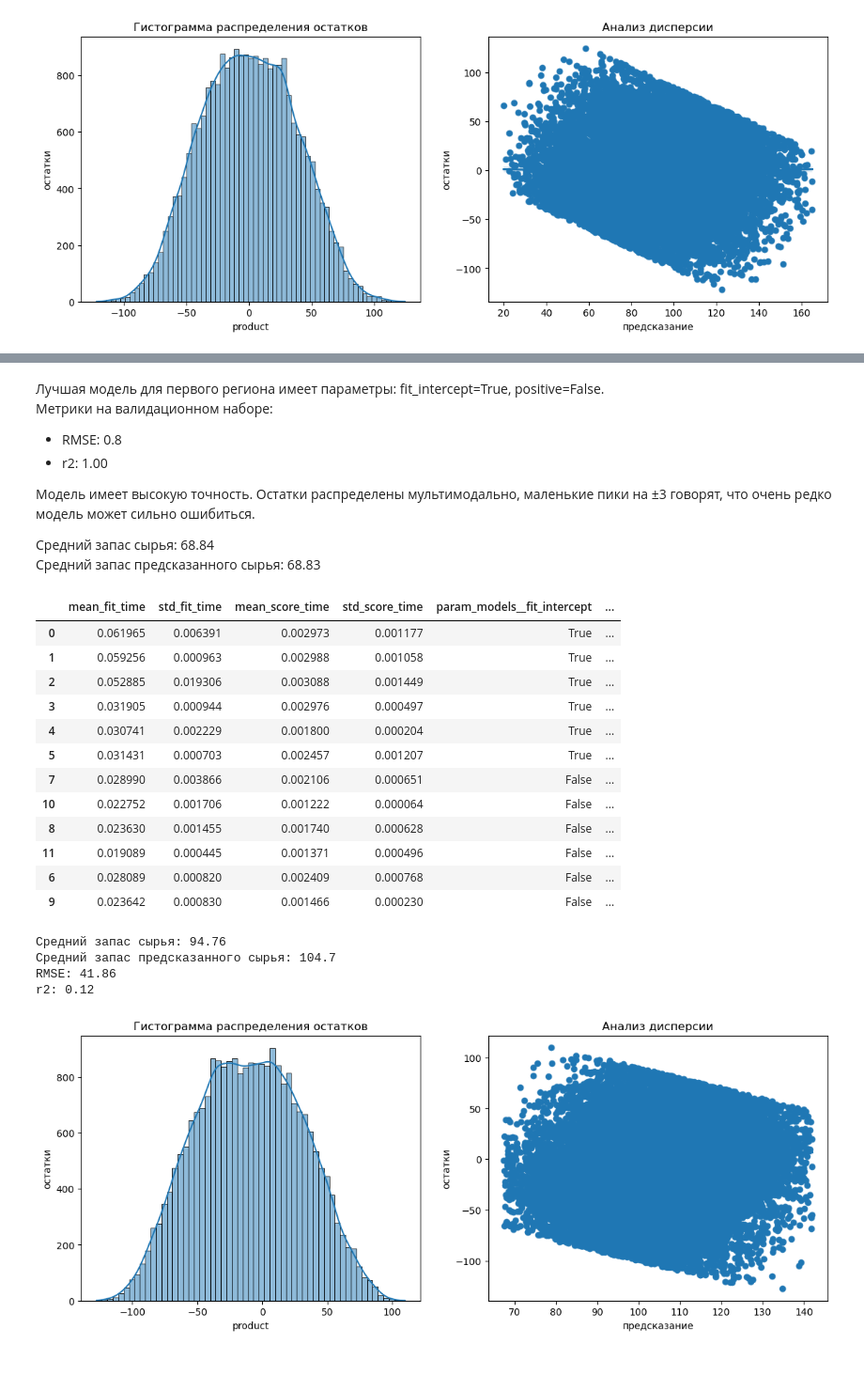
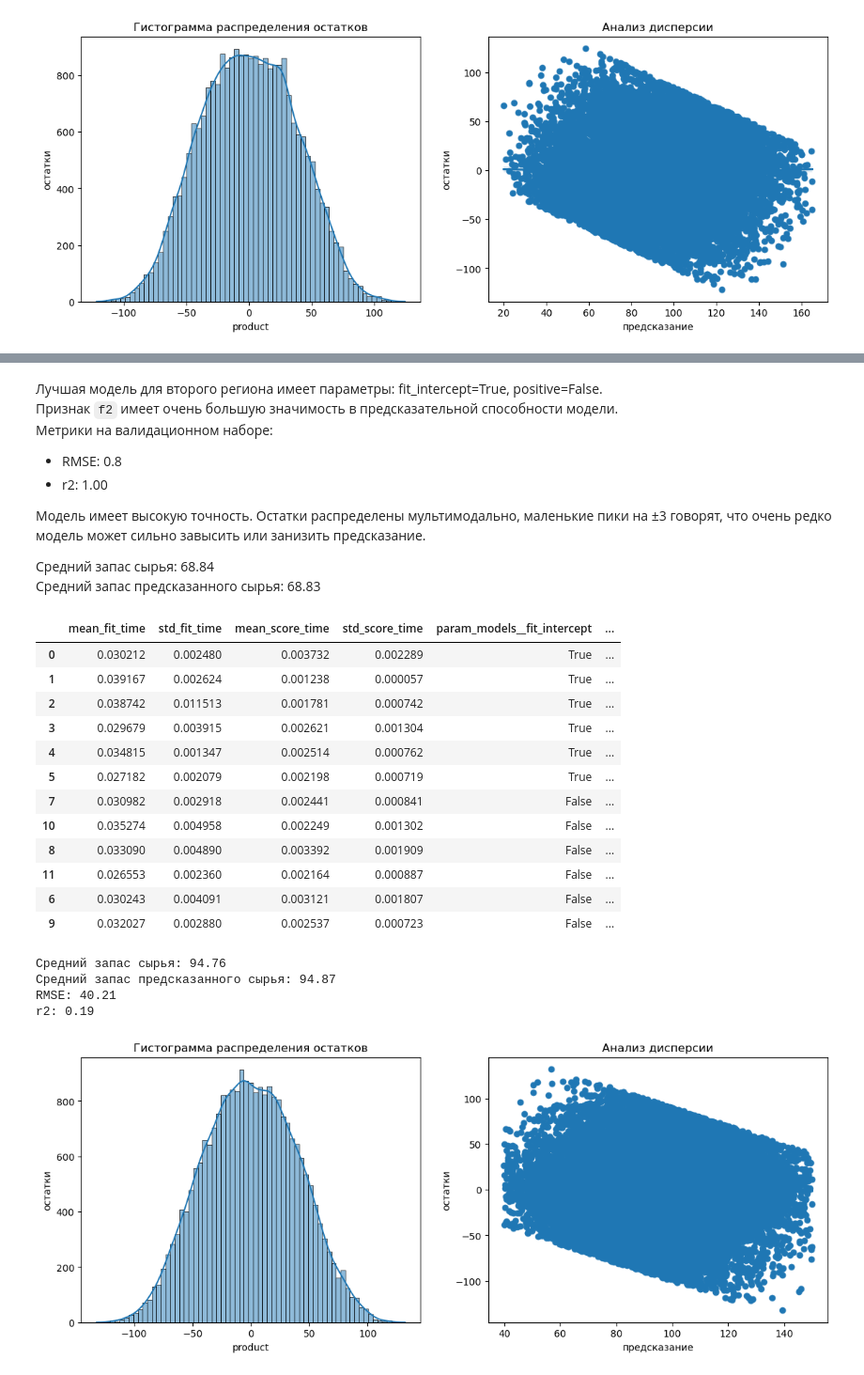
Before and after one commit to serguntsov/geo_well_ml, a Jupyter notebook: where_to_drill_a_well.ipynb, the cells around one changed output, grey strips where cells are left out. Shown at 94% size. Cells and saved outputs as stored; diff of their text form; code cells hidden in the pictures.

```diff
--- a/where_to_drill_a_well.ipynb
+++ b/where_to_drill_a_well.ipynb
@@ -611,7 +684,7 @@ X_train_0, X_valid_0, y_train_0, y_valid_0 = train_test_split(
 
 
 X_train_1, X_valid_1, y_train_1, y_valid_1 = train_test_split(
-                                                geo_data_1.drop(['id', 'product'], axis=1),
+                                                geo_data_1.drop(['id', 'product', 'f1'], axis=1),
                                                 geo_data_1['product'],
                                                 random_state=RANDOM_STATE,
                                                 test_size=0.25
@@ -756,10 +856,11 @@ r2: 1.0
 # %% [markdown]
-Лучшая модель для первого региона имеет параметры: fit_intercept=True, positive=False. \
+Лучшая модель для второго региона имеет параметры: fit_intercept=True, positive=False. \
+Признак `f2` имеет очень большую значимость в предсказательной способности модели. \
 Метрики на валидационном наборе:
 - RMSE: 0.8
 - r2: 1.00
 
-Модель имеет высокую точность. Остатки распределены мультимодально, маленькие пики на ±3 говорят, что очень редко модель может сильно ошибиться.
+Модель имеет высокую точность. Остатки распределены мультимодально, маленькие пики на ±3 говорят, что очень редко модель может сильно завысить или занизить предсказание.
 
 Средний запас сырья: 68.84 \
 Средний запас предсказанного сырья: 68.83
@@ -771,30 +872,30 @@ model_2 = grid.best_estimator_.named_steps['models']
 preprocess_2 = grid.best_estimator_.named_steps['preprocessor']
 # %% [output]
 |  | mean_fit_time | std_fit_time | mean_score_time | std_score_time | param_models__fit_intercept | ... |
-| 0 | 0.061965 | 0.006391 | 0.002973 | 0.001177 | True | ... |
-| 1 | 0.059256 | 0.000963 | 0.002988 | 0.001058 | True | ... |
-| 2 | 0.052885 | 0.019306 | 0.003088 | 0.001449 | True | ... |
-| 3 | 0.031905 | 0.000944 | 0.002976 | 0.000497 | True | ... |
-| 4 | 0.030741 | 0.002229 | 0.001800 | 0.000204 | True | ... |
-| 5 | 0.031431 | 0.000703 | 0.002457 | 0.001207 | True | ... |
-| 7 | 0.028990 | 0.003866 | 0.002106 | 0.000651 | False | ... |
-| 10 | 0.022752 | 0.001706 | 0.001222 | 0.000064 | False | ... |
-| 8 | 0.023630 | 0.001455 | 0.001740 | 0.000628 | False | ... |
-| 11 | 0.019089 | 0.000445 | 0.001371 | 0.000496 | False | ... |
-| 6 | 0.028089 | 0.000820 | 0.002409 | 0.000768 | False | ... |
-| 9 | 0.023642 | 0.000830 | 0.001466 | 0.000230 | False | ... |
+| 0 | 0.030212 | 0.002480 | 0.003732 | 0.002289 | True | ... |
+| 1 | 0.039167 | 0.002624 | 0.001238 | 0.000057 | True | ... |
+| 2 | 0.038742 | 0.011513 | 0.001781 | 0.000742 | True | ... |
+| 3 | 0.029679 | 0.003915 | 0.002621 | 0.001304 | True | ... |
+| 4 | 0.034815 | 0.001347 | 0.002514 | 0.000762 | True | ... |
+| 5 | 0.027182 | 0.002079 | 0.002198 | 0.000719 | True | ... |
+| 7 | 0.030982 | 0.002918 | 0.002441 | 0.000841 | False | ... |
+| 10 | 0.035274 | 0.004958 | 0.002249 | 0.001302 | False | ... |
+| 8 | 0.033090 | 0.004890 | 0.003392 | 0.001909 | False | ... |
+| 11 | 0.026553 | 0.002360 | 0.002164 | 0.000887 | False | ... |
+| 6 | 0.030243 | 0.004091 | 0.003121 | 0.001807 | False | ... |
+| 9 | 0.032027 | 0.002880 | 0.002537 | 0.000723 | False | ... |
 # %%
-pred_2 = model_2.predict(preprocess_1.transform(X_valid_2))
+pred_2 = model_2.predict(preprocess_2.transform(X_valid_2))
 
 print('Средний запас сырья:', round(y_valid_2.mean(), 2))
 print('Средний запас предсказанного сырья:', round(pred_2.mean(), 2))
 print('RMSE:', round(root_mean_squared_error(y_valid_2, pred_2), 2))
 print('r2:', round(r2_score(y_valid_2, pred_2), 2))
 
 residuals_plot(y_valid_2, pred_2)
 # %% [output]
 Средний запас сырья: 94.76
-Средний запас предсказанного сырья: 104.7
-RMSE: 41.86
-r2: 0.12
+Средний запас предсказанного сырья: 94.87
+RMSE: 40.21
+r2: 0.19
-[figure, old version]
+[figure, new version]
```
Also changed, not shown: parts of 50 cells of this notebook, 3 other files.
